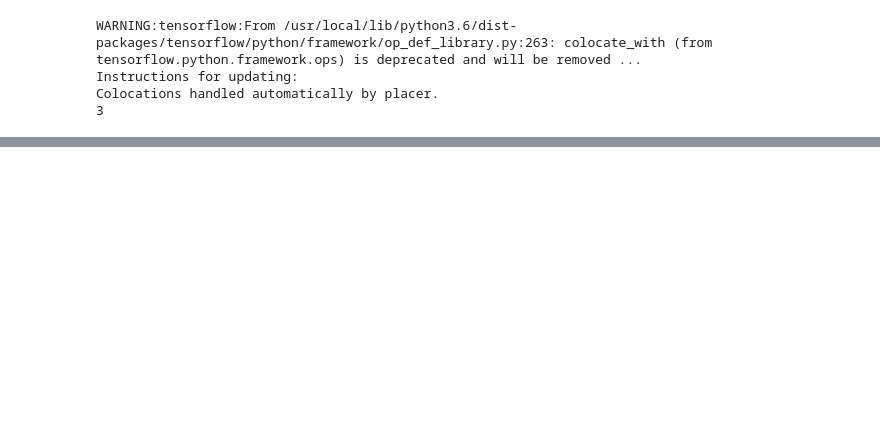
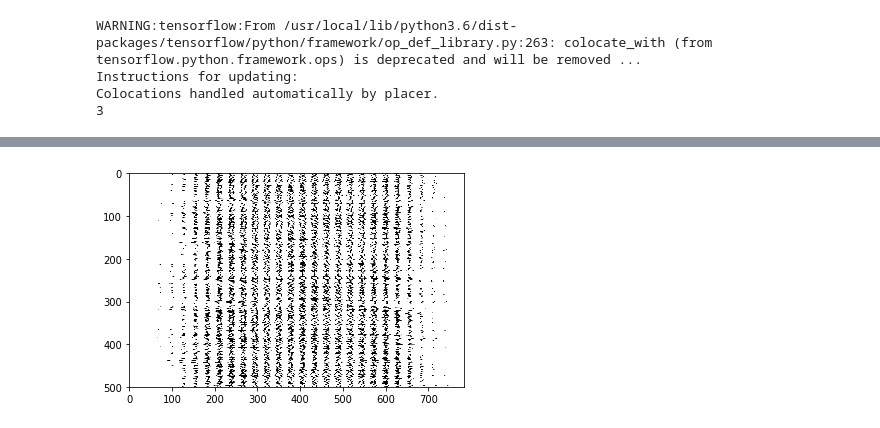
Before and after one commit to NelisW/colabrepo, a Jupyter notebook: basics01.ipynb, the cells around one changed output, grey strips where cells are left out. Drawn from its saved outputs; the diff is of its cells as text; code cells hidden in the pictures; blank space fills up the shorter version.

```diff
--- a/basics01.ipynb
+++ b/basics01.ipynb
@@ -25,0 +57,9 @@ Colocations handled automatically by placer.
+# %%
+import numpy as np
+images = mnist.train.images[0].reshape([1,784])
+for i in range(1,500):
+  images = np.concatenate((images, mnist.train.images[i].reshape([1,784])))
+plt.imshow(images, cmap=plt.get_cmap('gray_r'))
+plt.show()
+# %% [output]
+[figure, added]
```
Also changed, not shown: parts of 10 cells of this notebook.
